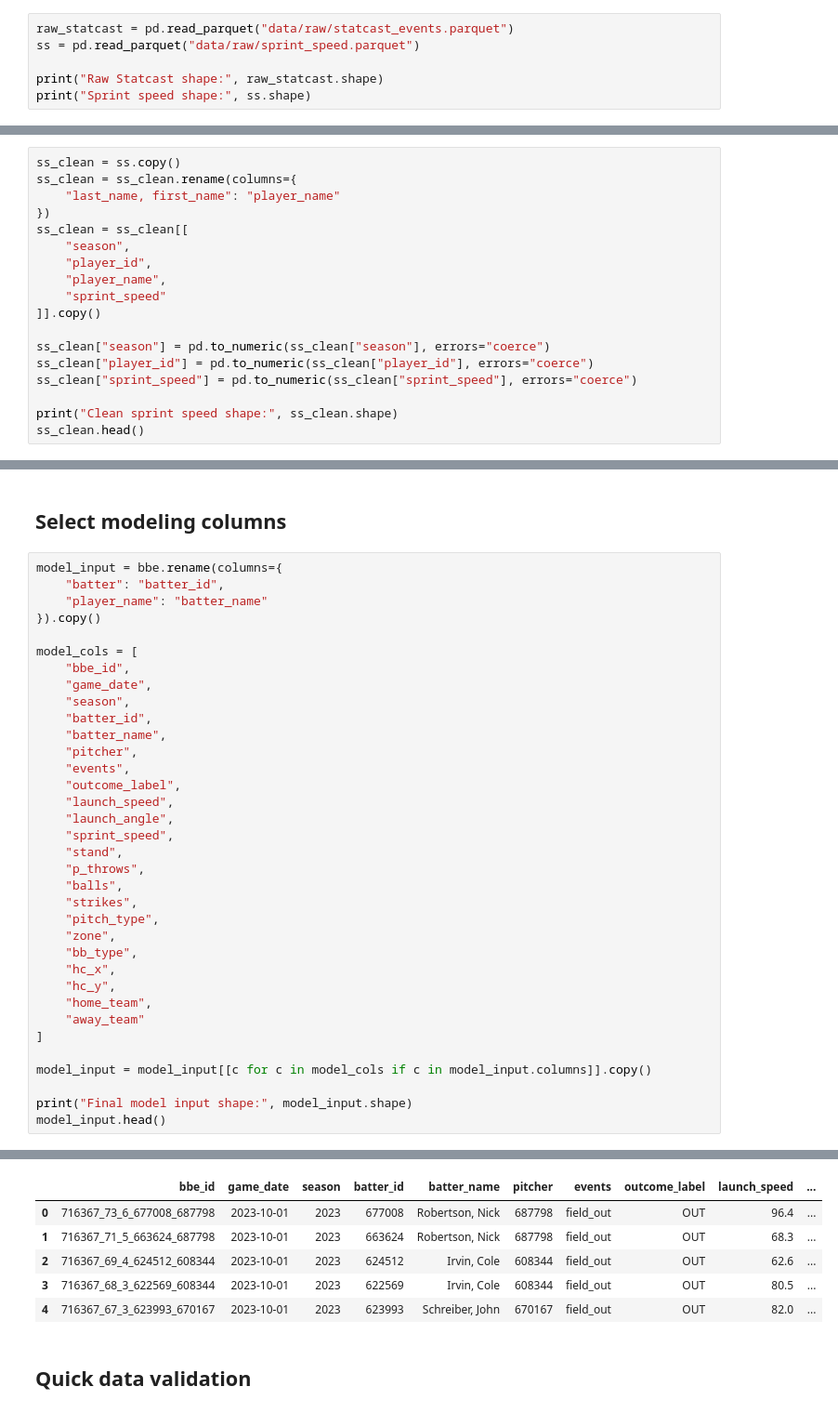
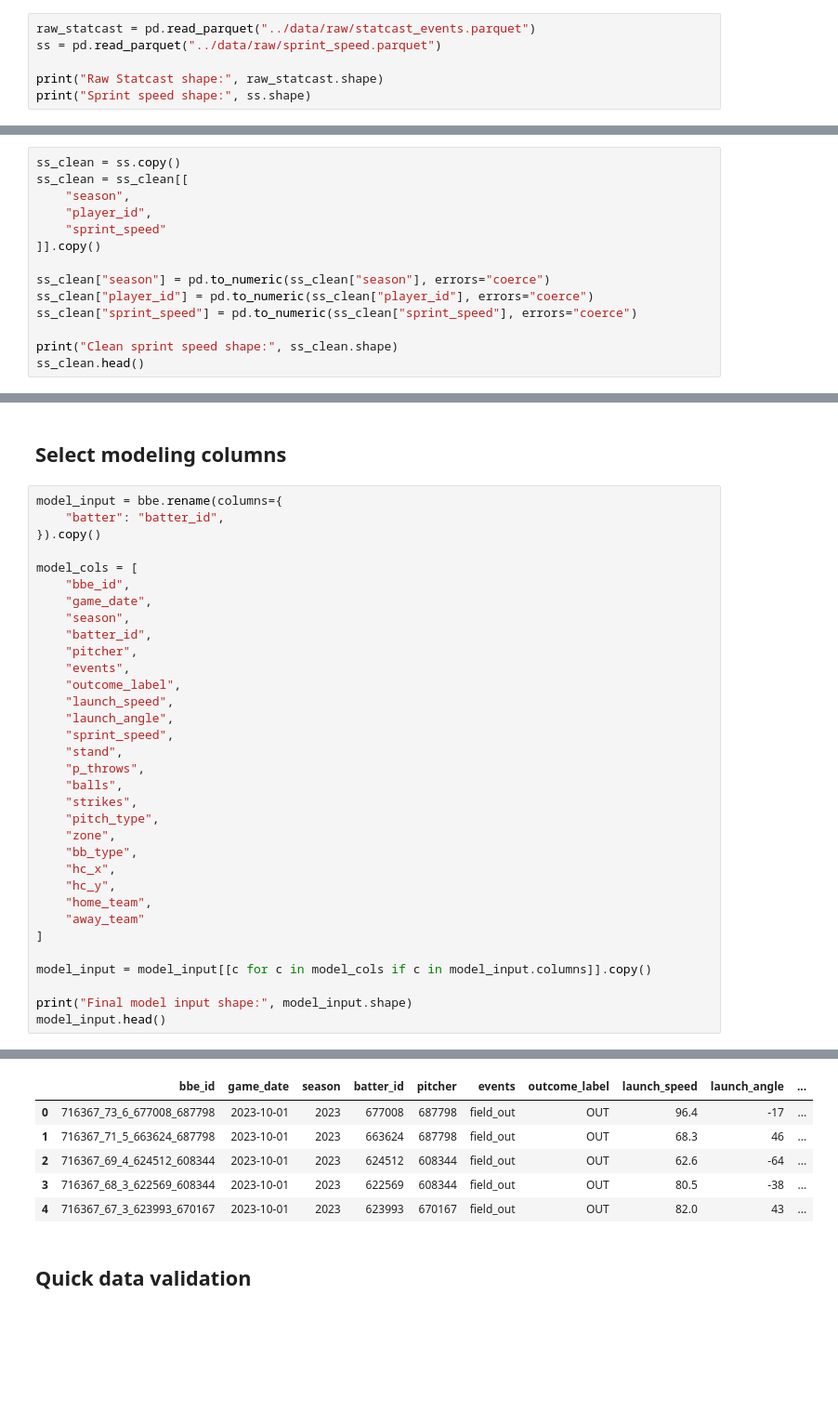
Before and after one commit to ZachGrammer/BaseballRevamp, a Jupyter notebook: notebooks/02_data_preparation.ipynb, the cells around one changed output, grey strips where cells are left out. Shown at 93% size. Drawn from its saved outputs; the diff is of its cells as text; blank space fills up the shorter version.

```diff
--- a/02_data_preparation.ipynb
+++ b/notebooks/02_data_preparation.ipynb
@@ -23,8 +23,8 @@ pd.set_option("display.max_columns", 200)
 # %% [markdown]
 ## Load raw source data
 # %%
-raw_statcast = pd.read_parquet("data/raw/statcast_events.parquet")
-ss = pd.read_parquet("data/raw/sprint_speed.parquet")
+raw_statcast = pd.read_parquet("../data/raw/statcast_events.parquet")
+ss = pd.read_parquet("../data/raw/sprint_speed.parquet")
 
 print("Raw Statcast shape:", raw_statcast.shape)
 print("Sprint speed shape:", ss.shape)
@@ -121,13 +121,9 @@ Duplicate bbe_id count: 0
 ## Prepare sprint speed data
 # %%
 ss_clean = ss.copy()
-ss_clean = ss_clean.rename(columns={
-    "last_name, first_name": "player_name"
-})
 ss_clean = ss_clean[[
     "season",
     "player_id",
-    "player_name",
     "sprint_speed"
 ]].copy()
 
@@ -186,7 +182,6 @@ bbe.head()
 # %%
 model_input = bbe.rename(columns={
     "batter": "batter_id",
-    "player_name": "batter_name"
 }).copy()
 
 model_cols = [
@@ -194,7 +189,6 @@ model_cols = [
     "game_date",
     "season",
     "batter_id",
-    "batter_name",
     "pitcher",
     "events",
     "outcome_label",
@@ -223,9 +217,9 @@ Final model input shape: (361509, 22)
-|  | bbe_id | game_date | season | batter_id | batter_name | pitcher | events | outcome_label | launch_speed | ... |
-| 0 | 716367_73_6_677008_687798 | 2023-10-01 | 2023 | 677008 | Robertson, Nick | 687798 | field_out | OUT | 96.4 | ... |
-| 1 | 716367_71_5_663624_687798 | 2023-10-01 | 2023 | 663624 | Robertson, Nick | 687798 | field_out | OUT | 68.3 | ... |
-| 2 | 716367_69_4_624512_608344 | 2023-10-01 | 2023 | 624512 | Irvin, Cole | 608344 | field_out | OUT | 62.6 | ... |
-| 3 | 716367_68_3_622569_608344 | 2023-10-01 | 2023 | 622569 | Irvin, Cole | 608344 | field_out | OUT | 80.5 | ... |
-| 4 | 716367_67_3_623993_670167 | 2023-10-01 | 2023 | 623993 | Schreiber, John | 670167 | field_out | OUT | 82.0 | ... |
+|  | bbe_id | game_date | season | batter_id | pitcher | events | outcome_label | launch_speed | launch_angle | ... |
+| 0 | 716367_73_6_677008_687798 | 2023-10-01 | 2023 | 677008 | 687798 | field_out | OUT | 96.4 | -17 | ... |
+| 1 | 716367_71_5_663624_687798 | 2023-10-01 | 2023 | 663624 | 687798 | field_out | OUT | 68.3 | 46 | ... |
+| 2 | 716367_69_4_624512_608344 | 2023-10-01 | 2023 | 624512 | 608344 | field_out | OUT | 62.6 | -64 | ... |
+| 3 | 716367_68_3_622569_608344 | 2023-10-01 | 2023 | 622569 | 608344 | field_out | OUT | 80.5 | -38 | ... |
+| 4 | 716367_67_3_623993_670167 | 2023-10-01 | 2023 | 623993 | 670167 | field_out | OUT | 82.0 | 43 | ... |
 # %% [markdown]
 ## Quick data validation
 # %%
```
Also changed, not shown: parts of 4 cells of this notebook, 9 other files.
